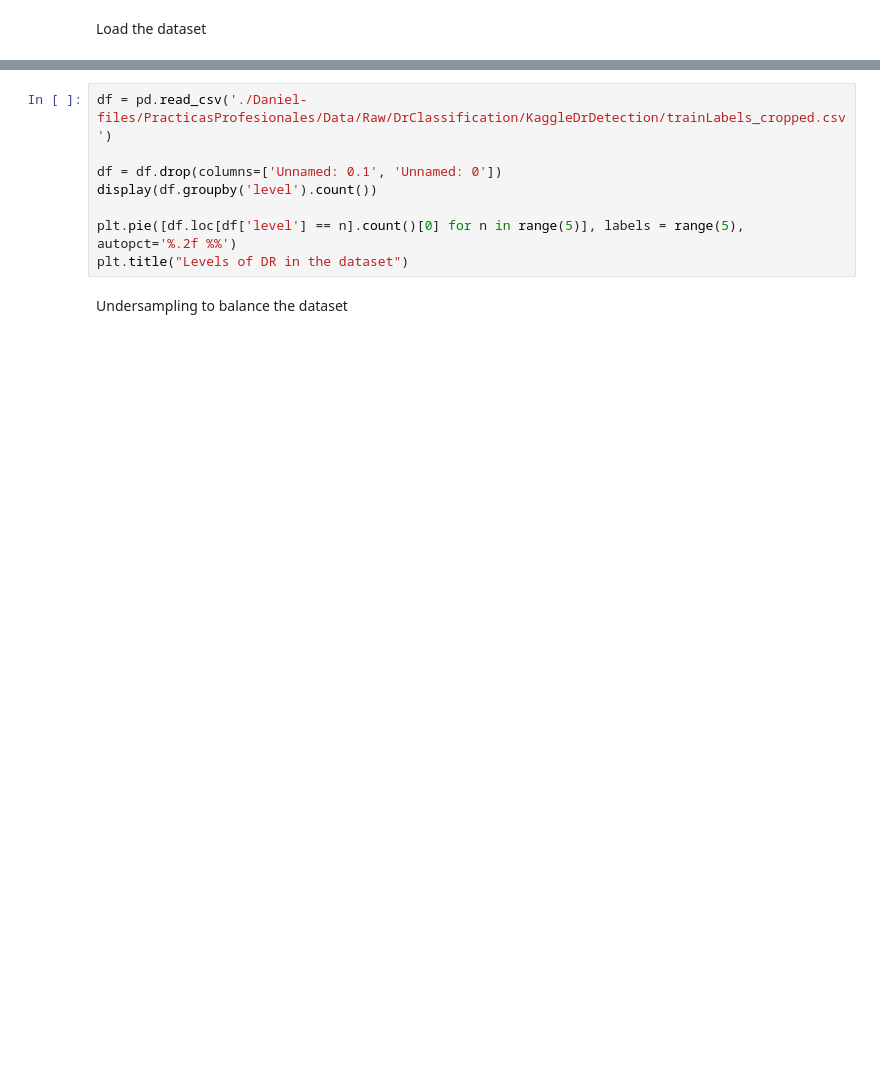
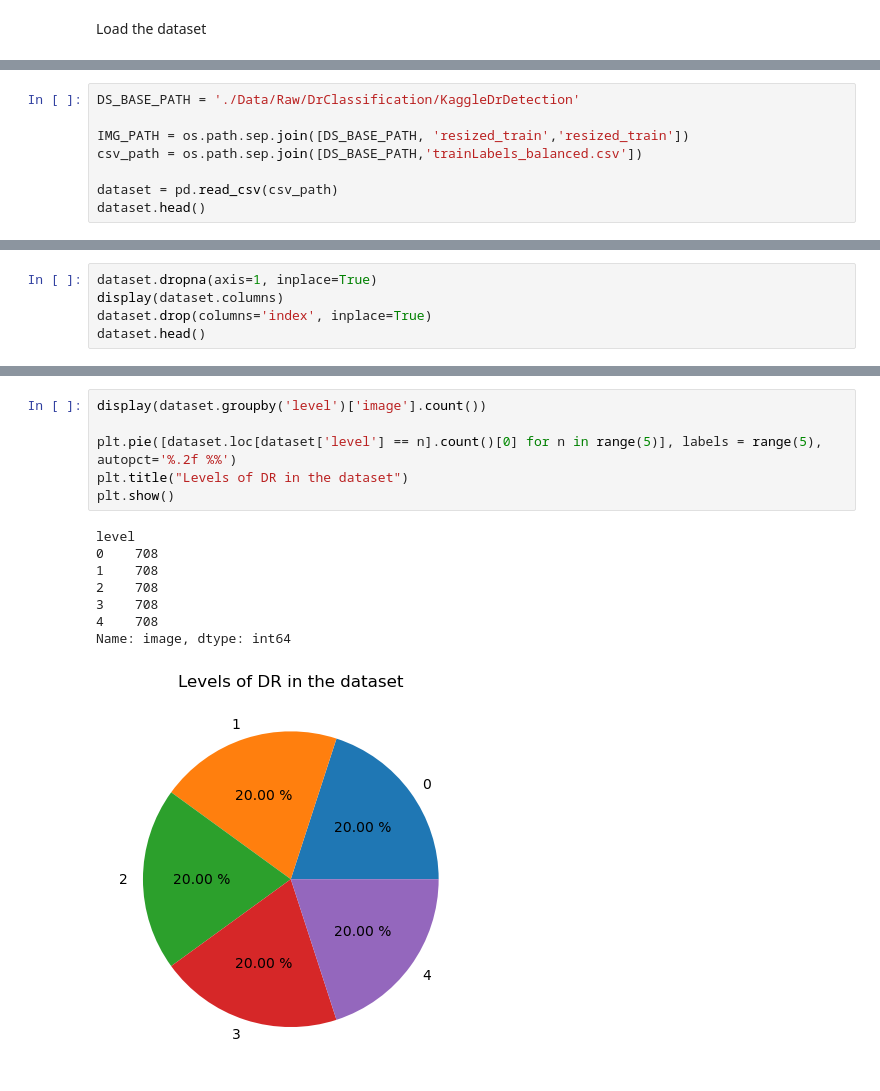
Before and after one commit to AlbertoRomanRamosRodriguez/Tesis-de-Grado, a Jupyter notebook: exploring-kaggle-dr.ipynb, the cells around one changed output, grey strips where cells are left out. Drawn from its saved outputs; the diff is of its cells as text; blank space fills up the shorter version.

Commit message:
working with balanced .csv dataframe; structuring dataset.

```diff
--- a/exploring-kaggle-dr.ipynb
+++ b/exploring-kaggle-dr.ipynb
@@ -6,0 +14,8 @@
+# %%
+DS_BASE_PATH = './Data/Raw/DrClassification/KaggleDrDetection'
+
+IMG_PATH = os.path.sep.join([DS_BASE_PATH, 'resized_train','resized_train'])
+csv_path = os.path.sep.join([DS_BASE_PATH,'trainLabels_balanced.csv'])
+
+dataset = pd.read_csv(csv_path)
+dataset.head()
@@ -6,0 +29,5 @@
+# %%
+dataset.dropna(axis=1, inplace=True)
+display(dataset.columns)
+dataset.drop(columns='index', inplace=True)
+dataset.head()
@@ -7,10 +42,15 @@
 # %%
-df = pd.read_csv('./Daniel-files/PracticasProfesionales/Data/Raw/DrClassification/KaggleDrDetection/trainLabels_cropped.csv')
+display(dataset.groupby('level')['image'].count())
 
-df = df.drop(columns=['Unnamed: 0.1', 'Unnamed: 0'])
-display(df.groupby('level').count())
-
-plt.pie([df.loc[df['level'] == n].count()[0] for n in range(5)], labels = range(5), autopct='%.2f %%')
+plt.pie([dataset.loc[dataset['level'] == n].count()[0] for n in range(5)], labels = range(5), autopct='%.2f %%')
 plt.title("Levels of DR in the dataset")
+plt.show()
+# %% [output]
+level
+0    708
+1    708
+2    708
+3    708
+4    708
+Name: image, dtype: int64
+[figure, added]
-# %% [markdown]
-Undersampling to balance the dataset
```
Also changed, not shown: parts of 20 cells of this notebook.
